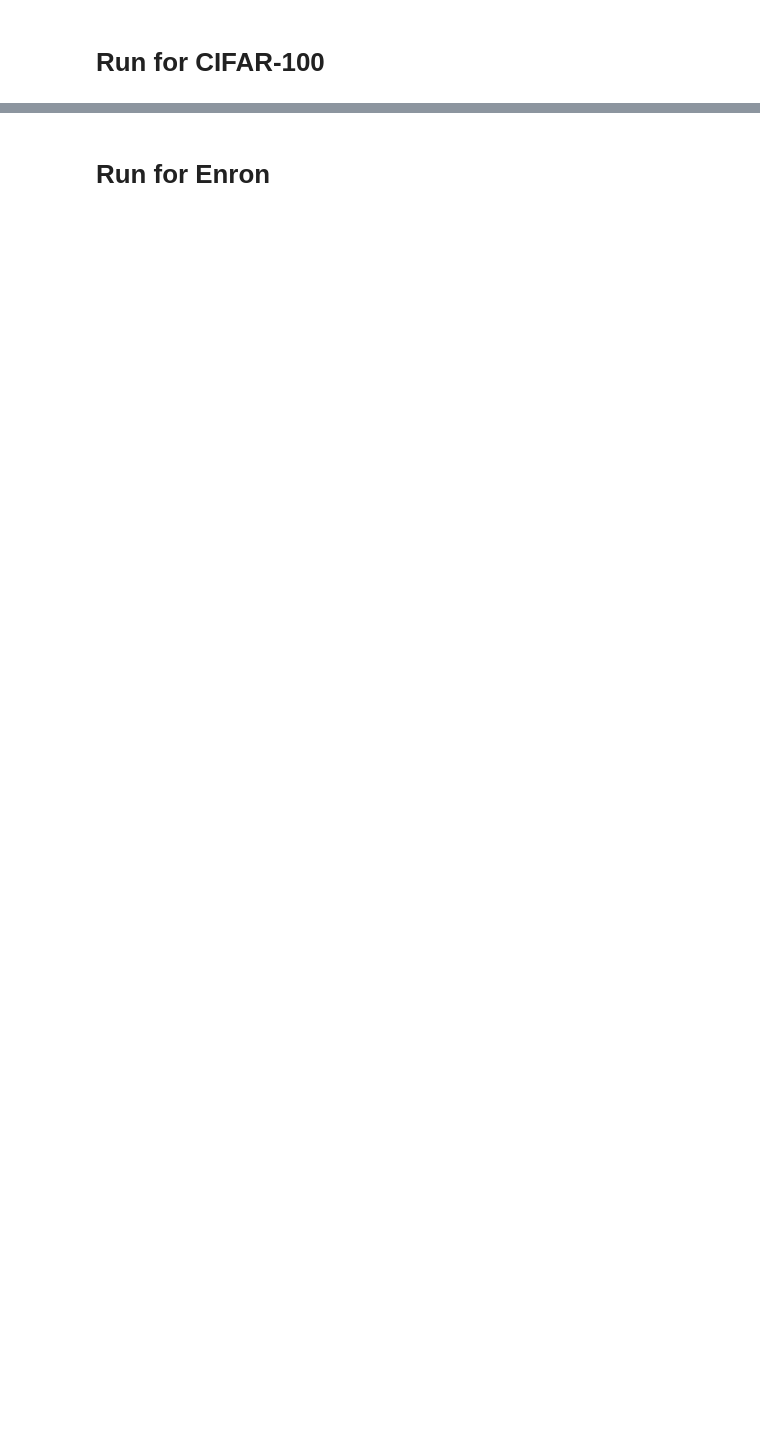
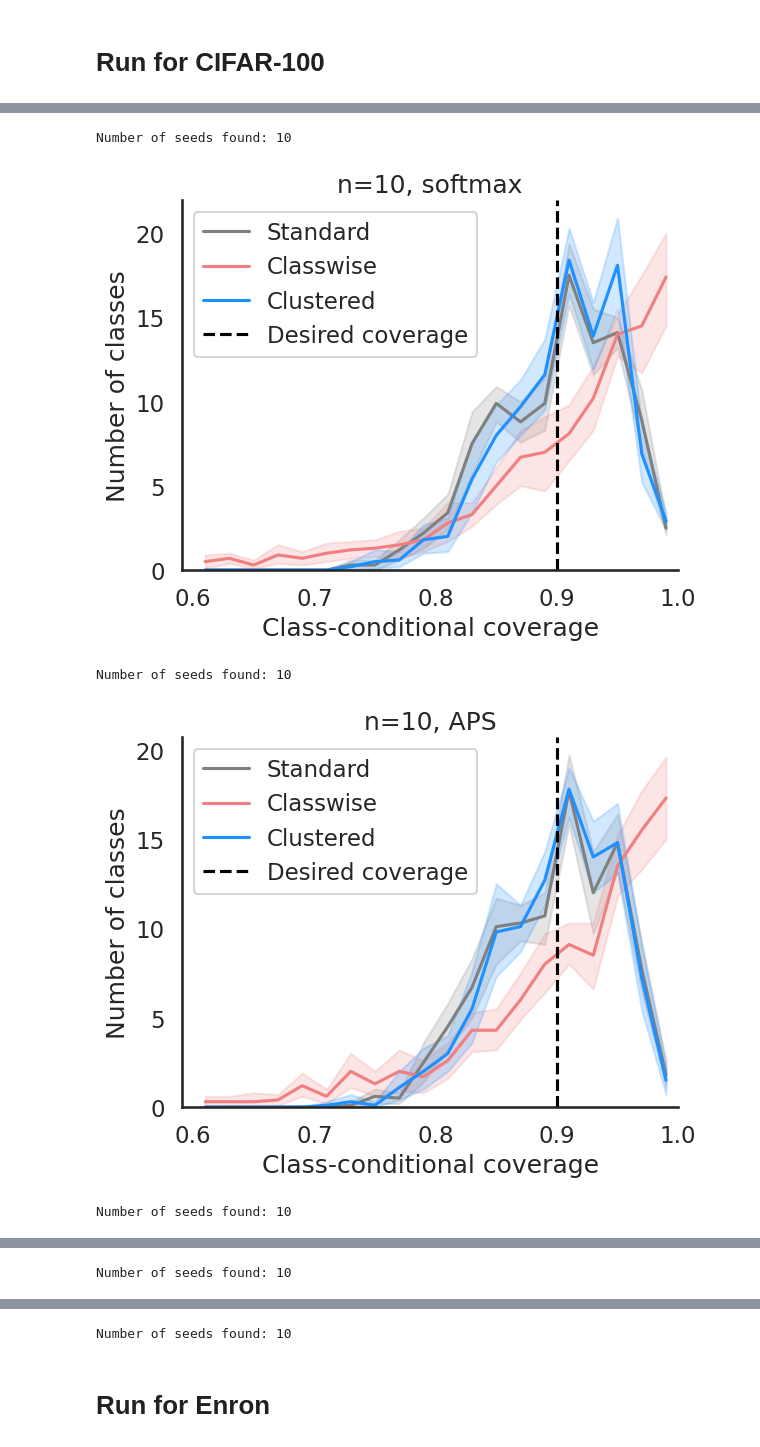
Before and after one commit to tiffanyding/class-conditional-conformal, a Jupyter notebook: experiments_cifar100_and_enron.ipynb, the cells around one changed output, grey strips where cells are left out. Drawn from its saved outputs; the diff is of its cells as text; code cells hidden in the pictures; blank space fills up the shorter version.

Commit message:
[added class cov histograms]

```diff
--- a/experiments_cifar100_and_enron.ipynb
+++ b/experiments_cifar100_and_enron.ipynb
@@ -127,0 +182,13 @@ always_cluster: [3.46065489 4.29058505 3.64227269 3.9894003  3.60139385]
+# %%
+# Plot histograms of class coverage
+
+for n_totalcal in n_totalcal_list:
+    for score in score_function_list:
+        folder = f'{save_folder}/n_totalcal={n_totalcal}/score={score}/'
+        plot_class_coverage_histogram(folder, desired_cov=1-alpha, vmin=.6, vmax=1, nbins=20, title=f'n={n_totalcal}, {score}')
+# %% [output]
+Number of seeds found: 10
+[figure, added]
+Number of seeds found: 10
+[figure, added]
+Number of seeds found: 10
@@ -127,0 +196 @@ always_cluster: [3.46065489 4.29058505 3.64227269 3.9894003  3.60139385]
+Number of seeds found: 10
@@ -128,3 +198,4 @@ always_cluster: [3.46065489 4.29058505 3.64227269 3.9894003  3.60139385]
+Number of seeds found: 10
 # %% [markdown]
 # Run for Enron
 # %%
```
Also changed, not shown: parts of 8 cells of this notebook, 15 other files.
